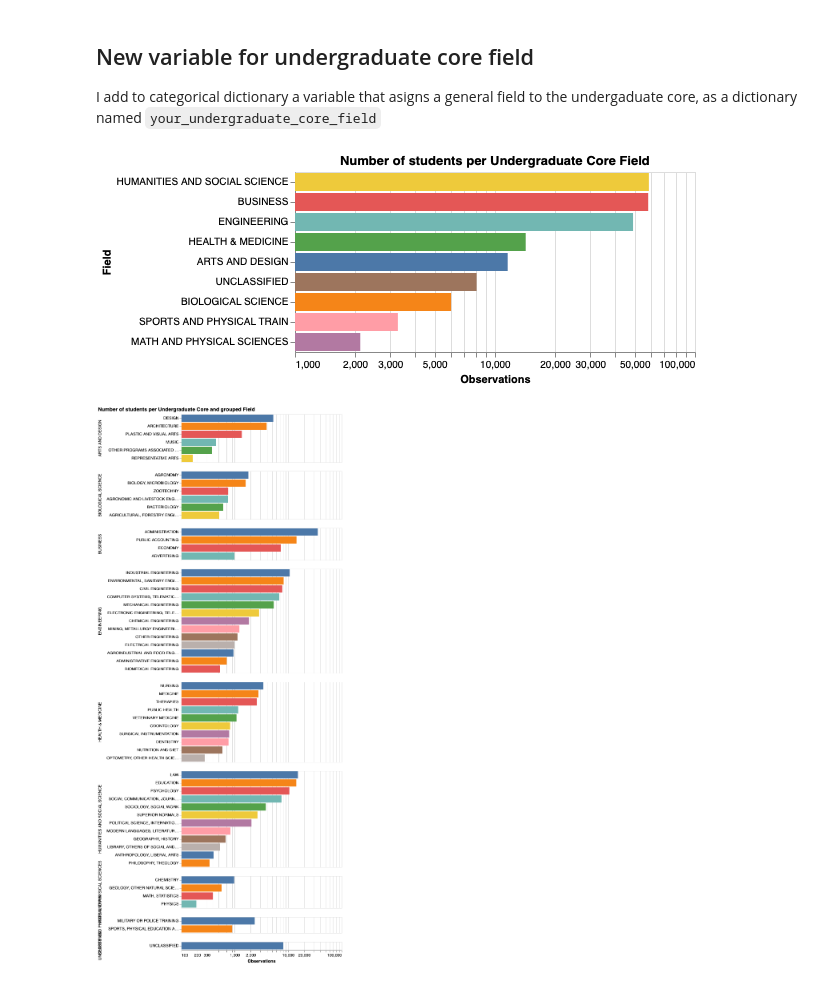
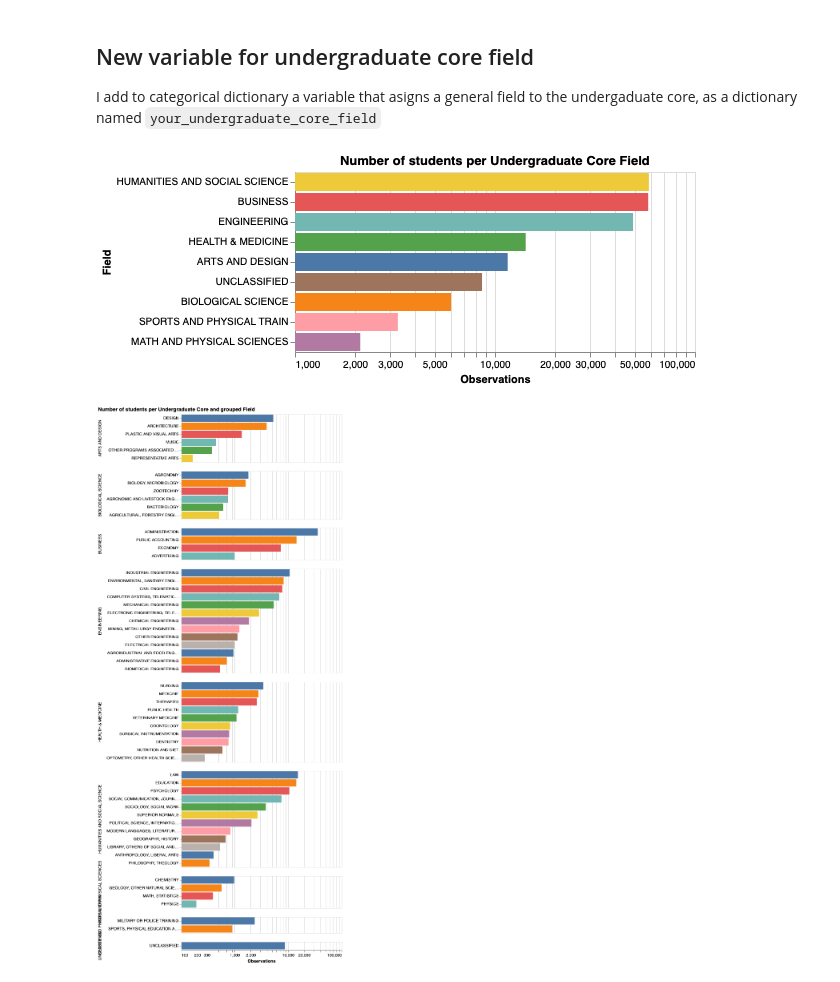
Before and after one commit to OmdenaAI/omdena-colombia-career-recommender-system, a Jupyter notebook: src/tasks/Task1-eda-preprocessing/EDA_Notebook/EDA_features.ipynb, the cells around one changed output. Drawn from its saved outputs; the diff is of its cells as text; code cells hidden in the pictures.

Commit message:
Change NULL values to UNCLASSIFIED label in  column

```diff
--- a/src/tasks/Task1-eda-preprocessing/EDA_Notebook/EDA_features.ipynb
+++ b/src/tasks/Task1-eda-preprocessing/EDA_Notebook/EDA_features.ipynb
@@ -138,0 +119,6 @@ sorted(df['your_undergraduate_core'].unique().astype(str))
+# %%
+# Change NULL values to UNCLASSIFIED label
+df['your_undergraduate_core'] = df['your_undergraduate_core'].replace(np.nan, "UNCLASSIFIED")
+
+# Look at the clean data for this column
+sorted(df['your_undergraduate_core'].unique().astype(str))
@@ -158,6 +162,9 @@ dic_cat = ast.literal_eval(contents)
 # %%
 # Add the undergraduate core field variable
 df['your_undergraduate_core_field'] = df[['your_undergraduate_core']].replace(dic_cat['your_undergraduate_core_field'])
+
+# Change NULL values to UNCLASSIFIED label
+df['your_undergraduate_core_field'] = df['your_undergraduate_core_field'].replace(np.nan, "UNCLASSIFIED")
 # %%
 # plot
 source = df.groupby('your_undergraduate_core_field').count()[['your_consecutive']].reset_index().rename(columns={'your_consecutive':'obs'})
@@ -171,21 +178,21 @@ alt.Chart(source).mark_bar().encode(
     title = "Number of students per Undergraduate Core Field"
 )
 # %% [output]
-[figure, old version]
+[figure, new version]
 # %%
 # plot 2
 source = df.groupby(['your_undergraduate_core', 'your_undergraduate_core_field']).count()[['your_consecutive']].reset_index().rename(columns={'your_consecutive':'obs'})
-
+source
 alt.Chart(source).mark_bar().encode(
     alt.X('obs', title="Observations", scale=alt.Scale(type='log')),
     alt.Y('your_undergraduate_core', sort='-x', title=""),
     alt.Color('your_undergraduate_core', sort='-x', legend=None),
     alt.Row('your_undergraduate_core_field', title=""),
     tooltip = ['your_undergraduate_core_field', 'your_undergraduate_core', 'obs']
 # ).facet(
 #     row='your_undergraduate_core_field',
 ).properties(
     title = "Number of students per Undergraduate Core and grouped Field"
 ).resolve_scale(y='independent', opacity='independent', color='independent')
 # %% [output]
-[figure, old version]
+[figure, new version]
```
Also changed, not shown: parts of 2 cells of this notebook.
